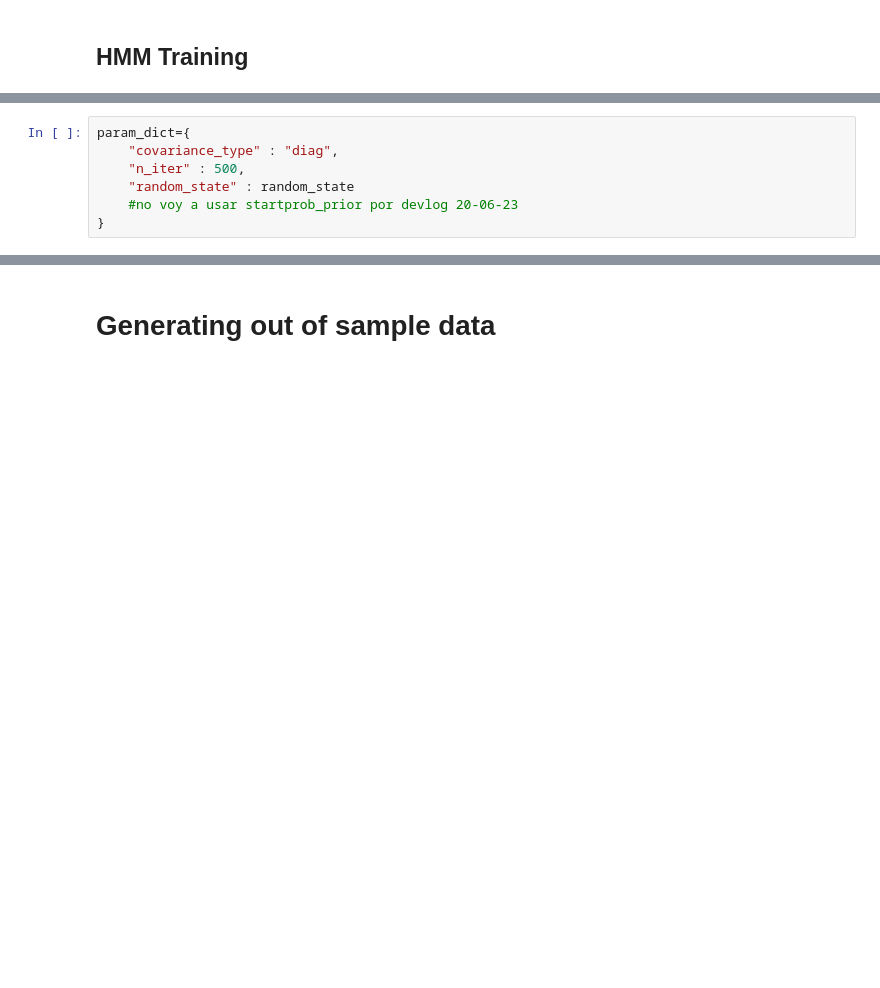
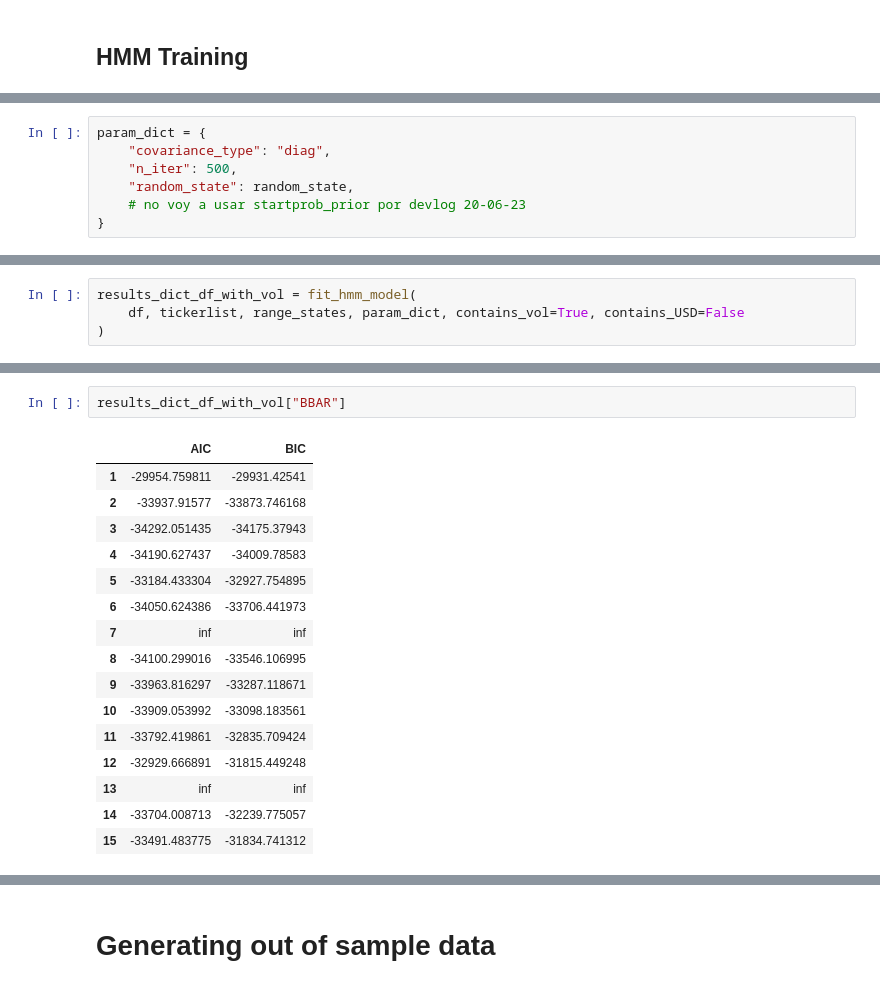
Before and after one commit to alfsn/regime-switching-hmm, a Jupyter notebook: notebooks/02_HMM_models.ipynb, the cells around one changed output, grey strips where cells are left out. Cells and saved outputs as stored; diff of their text form; blank space fills up the shorter version.

```diff
--- a/notebooks/02_HMM_models.ipynb
+++ b/notebooks/02_HMM_models.ipynb
@@ -52,8 +52,8 @@ results_dict_df={stock:emptydf for stock in tickerlist}
 # %%
-param_dict={
-    "covariance_type" : "diag",
-    "n_iter" : 500,
-    "random_state" : random_state
-    #no voy a usar startprob_prior por devlog 20-06-23
+param_dict = {
+    "covariance_type": "diag",
+    "n_iter": 500,
+    "random_state": random_state,
+    # no voy a usar startprob_prior por devlog 20-06-23
 }
 # %%
@@ -122 +155,5 @@ results_dict_df = fit_hmm_model(df, tickerlist, range_states, param_dict, contai
 >>>>>>>>>> BBAR 11 did not converge
+# %%
+results_dict_df_with_vol = fit_hmm_model(
+    df, tickerlist, range_states, param_dict, contains_vol=True, contains_USD=False
+)
@@ -122,0 +178,19 @@ results_dict_df = fit_hmm_model(df, tickerlist, range_states, param_dict, contai
+# %%
+results_dict_df_with_vol["BBAR"]
+# %% [output]
+|  | AIC | BIC |
+| 1 | -29954.759811 | -29931.42541 |
+| 2 | -33937.91577 | -33873.746168 |
+| 3 | -34292.051435 | -34175.37943 |
+| 4 | -34190.627437 | -34009.78583 |
+| 5 | -33184.433304 | -32927.754895 |
+| 6 | -34050.624386 | -33706.441973 |
+| 7 | inf | inf |
+| 8 | -34100.299016 | -33546.106995 |
+| 9 | -33963.816297 | -33287.118671 |
+| 10 | -33909.053992 | -33098.183561 |
+| 11 | -33792.419861 | -32835.709424 |
+| 12 | -32929.666891 | -31815.449248 |
+| 13 | inf | inf |
+| 14 | -33704.008713 | -32239.775057 |
+| 15 | -33491.483775 | -31834.741312 |
```
Also changed, not shown: parts of 25 cells of this notebook.
